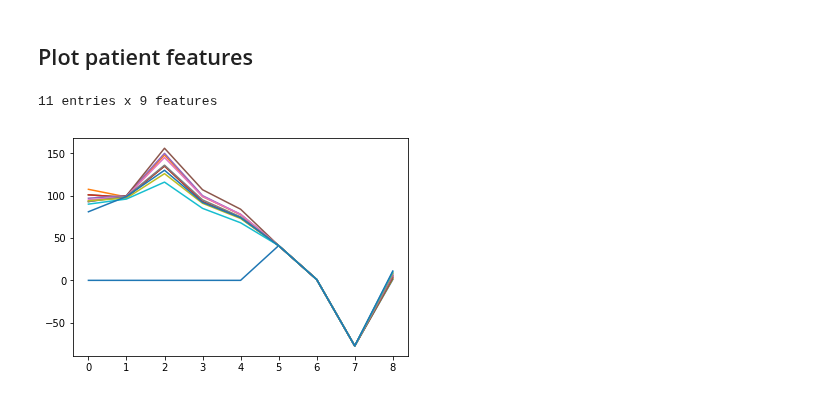
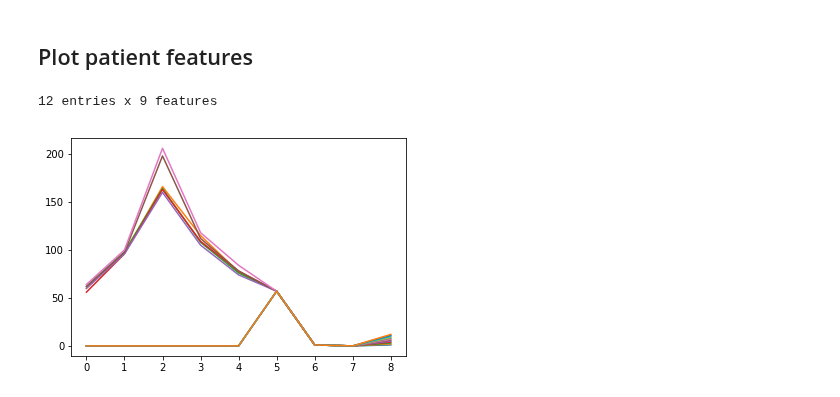
Before and after one commit to malfarasplux/pnet2019, a Jupyter notebook: explore_ipynb/plot_patient_features.ipynb, the cells around one changed output. Cells and saved outputs as stored; diff of their text form; code cells hidden in the pictures.

```diff
--- a/explore_ipynb/plot_patient_features.ipynb
+++ b/explore_ipynb/plot_patient_features.ipynb
@@ -224,23 +224,23 @@ print(sepsis_label[i_e])
 # %% [markdown]
 ## Plot patient features
 # %%
-i_pat = 4999
+i_pat = 3000
 
 def plot_patient_features(n_pat, features, patient_array):
     plot_j = np.where(patient == n_pat)[0]
     for j in range (len(plot_j)):
         plt.plot(features[plot_j[j],:])
     print(len(plot_j), "entries x", np.shape(features)[1], "features")
     return
 
 def print_patient_features(n_pat, features, patient_array):
     print("Patient", n_pat)
     print_j = np.where(patient == n_pat)[0]
     for j in range (len(print_j)):
         print(features[print_j[j],:])
     return
 
 plot_patient_features(i_pat, feature_matrix, patient)
 # %% [output]
-11 entries x 9 features
+12 entries x 9 features
-[figure, old version]
+[figure, new version]
```
